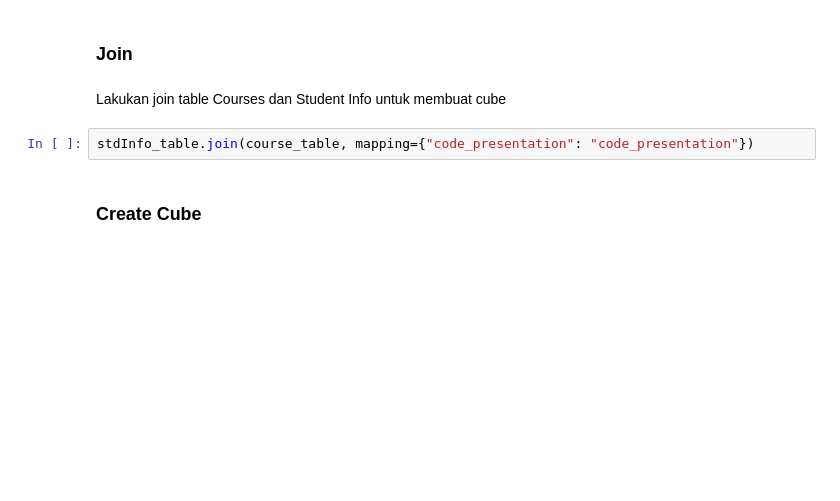
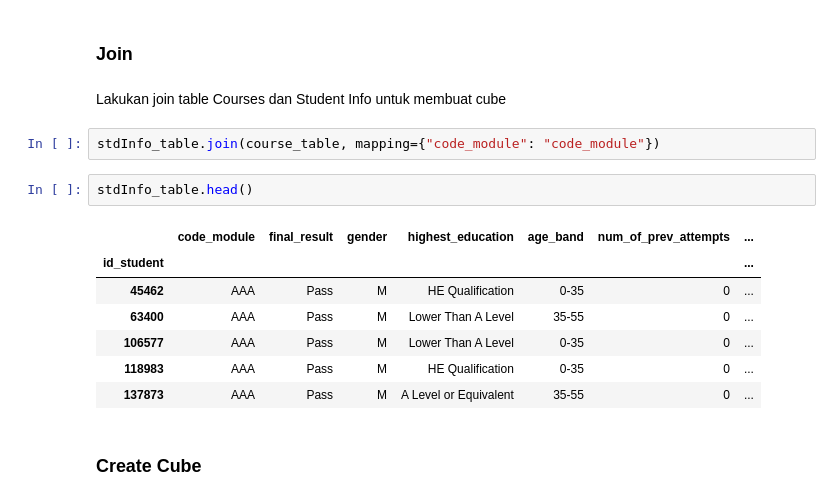
Before and after one commit to raisasalsabily/oulad-olap, a Jupyter notebook: oulad-olap-project.ipynb, the cells around one changed output. Drawn from its saved outputs; the diff is of its cells as text; blank space fills up the shorter version.

```diff
--- a/oulad-olap-project.ipynb
+++ b/oulad-olap-project.ipynb
@@ -163,7 +163,17 @@ stdInfo_table.head()
 # %% [markdown]
 Lakukan join table Courses dan Student Info untuk membuat cube
 # %%
-stdInfo_table.join(course_table, mapping={"code_presentation": "code_presentation"})
+stdInfo_table.join(course_table, mapping={"code_module": "code_module"})
+# %%
+stdInfo_table.head()
+# %% [output]
+|  | code_module | final_result | gender | highest_education | age_band | num_of_prev_attempts | ... |
+| id_student |  |  |  |  |  |  | ... |
+| 45462 | AAA | Pass | M | HE Qualification | 0-35 | 0 | ... |
+| 63400 | AAA | Pass | M | Lower Than A Level | 35-55 | 0 | ... |
+| 106577 | AAA | Pass | M | Lower Than A Level | 0-35 | 0 | ... |
+| 118983 | AAA | Pass | M | HE Qualification | 0-35 | 0 | ... |
+| 137873 | AAA | Pass | M | A Level or Equivalent | 35-55 | 0 | ... |
 # %% [markdown]
 ### Create Cube
 # %%
```
Also changed, not shown: parts of 13 cells of this notebook.
